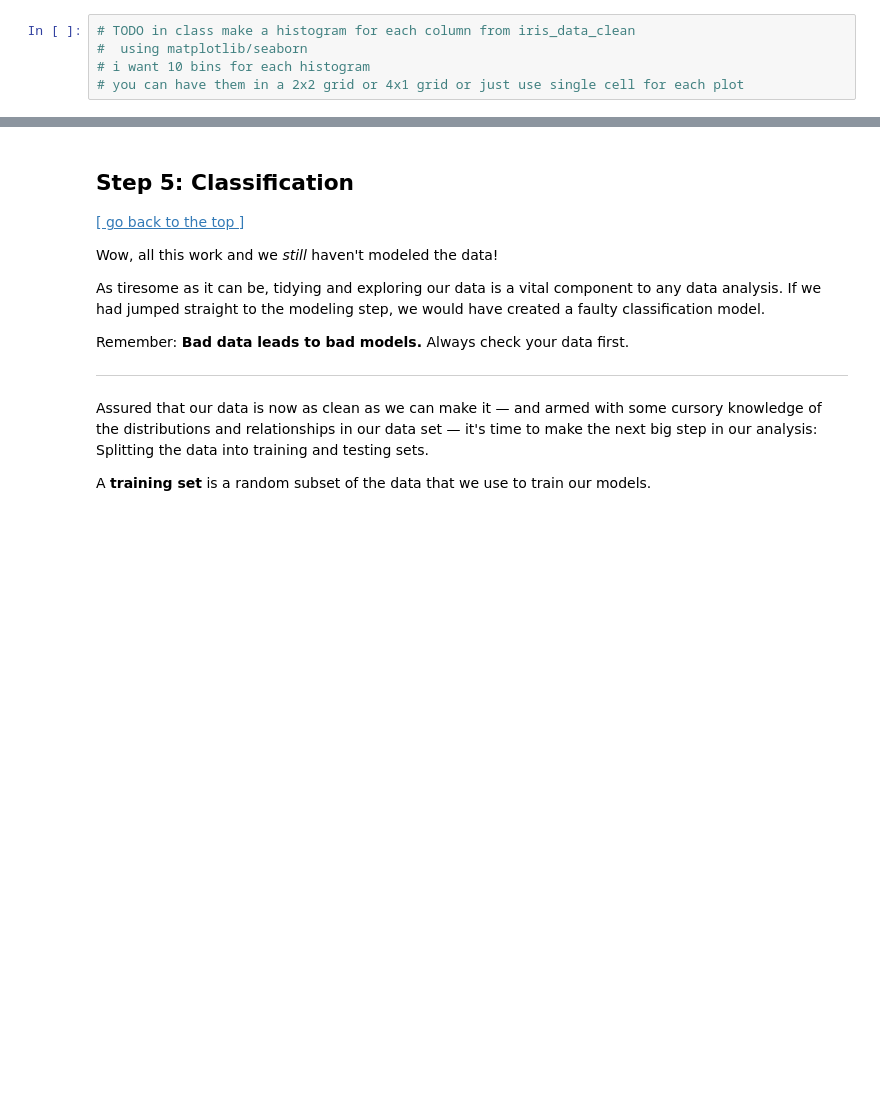
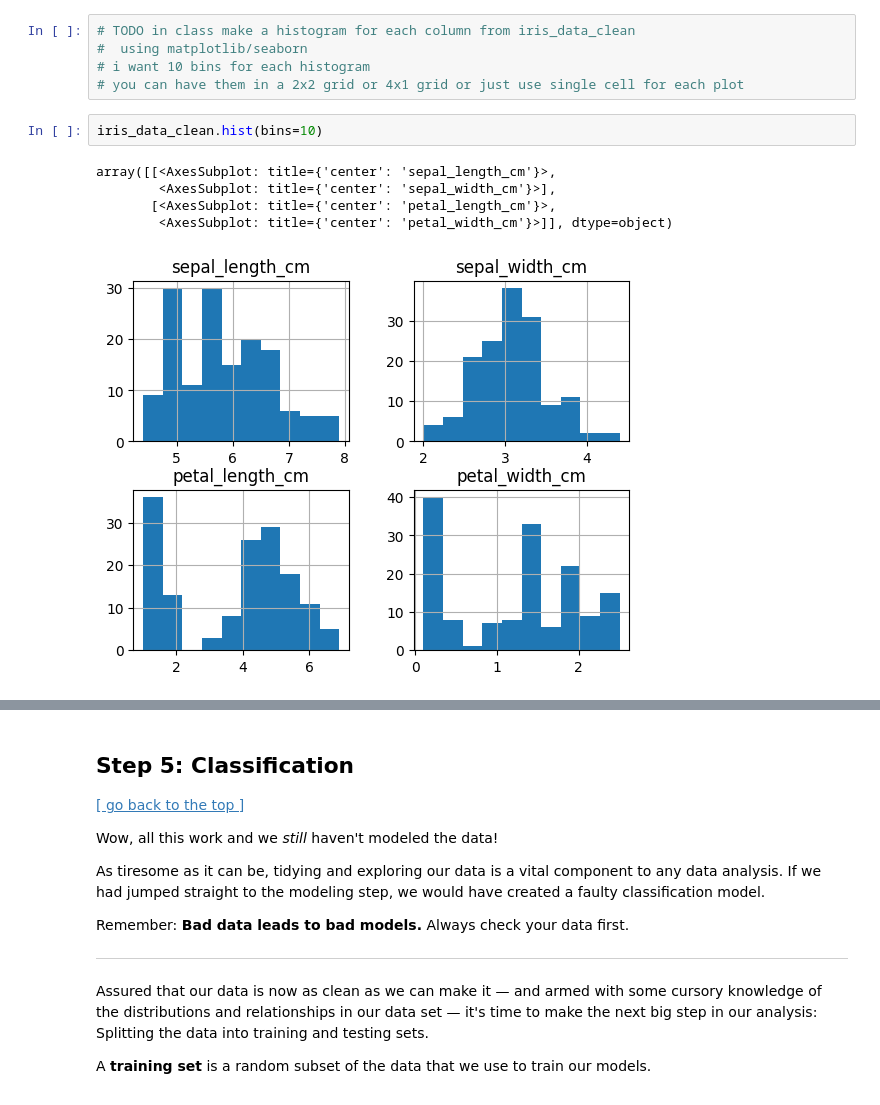
Before and after one commit to ValRCS/Python_SheGoesTech_22, a Jupyter notebook: Days_28_30_Machine_Learning/Irises Data Analysis Workflow.ipynb, the cells around one changed output, grey strips where cells are left out. Drawn from its saved outputs; the diff is of its cells as text; blank space fills up the shorter version.

```diff
--- a/Days_28_30_Machine_Learning/Irises Data Analysis Workflow.ipynb
+++ b/Days_28_30_Machine_Learning/Irises Data Analysis Workflow.ipynb
@@ -1174,3 +1174,11 @@ Enough flirting with the data. Let's get to modeling.
 #  using matplotlib/seaborn
 # i want 10 bins for each histogram
 # you can have them in a 2x2 grid or 4x1 grid or just use single cell for each plot
+# %%
+iris_data_clean.hist(bins=10)
+# %% [output]
+array([[<AxesSubplot: title={'center': 'sepal_length_cm'}>,
+        <AxesSubplot: title={'center': 'sepal_width_cm'}>],
+       [<AxesSubplot: title={'center': 'petal_length_cm'}>,
+        <AxesSubplot: title={'center': 'petal_width_cm'}>]], dtype=object)
+[figure, added]
```
Also changed, not shown: parts of 36 cells of this notebook, 1 other file.
